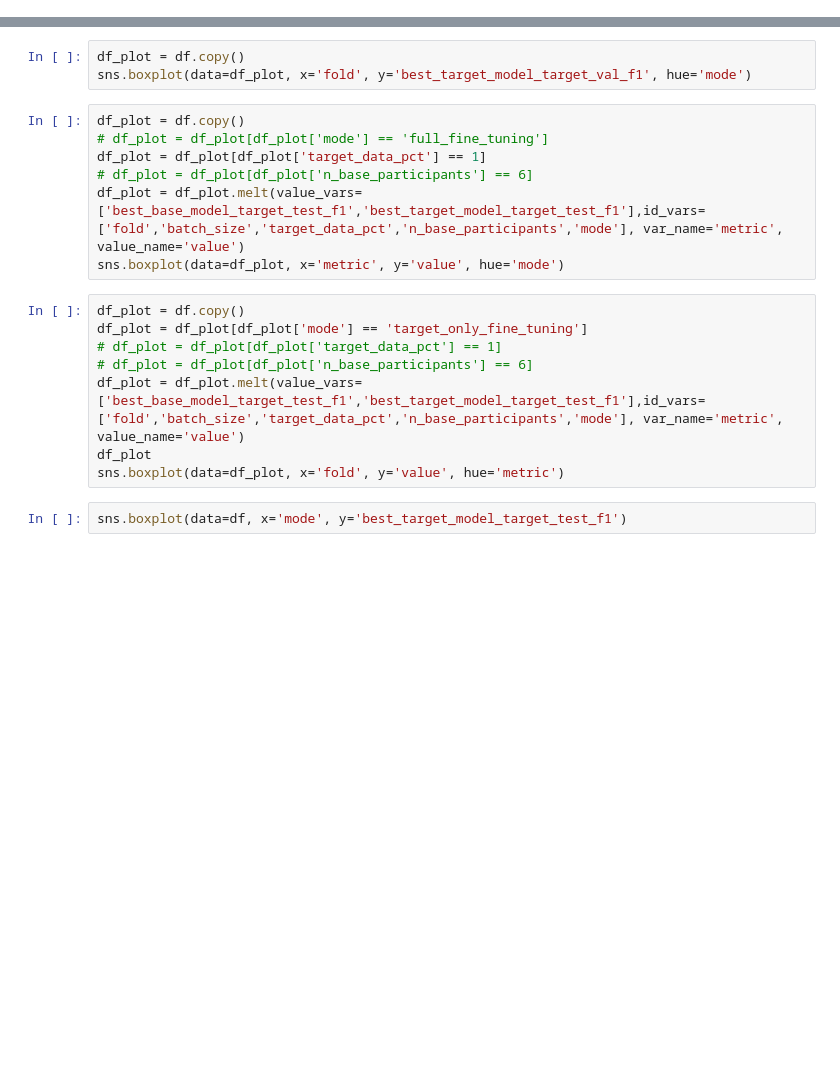
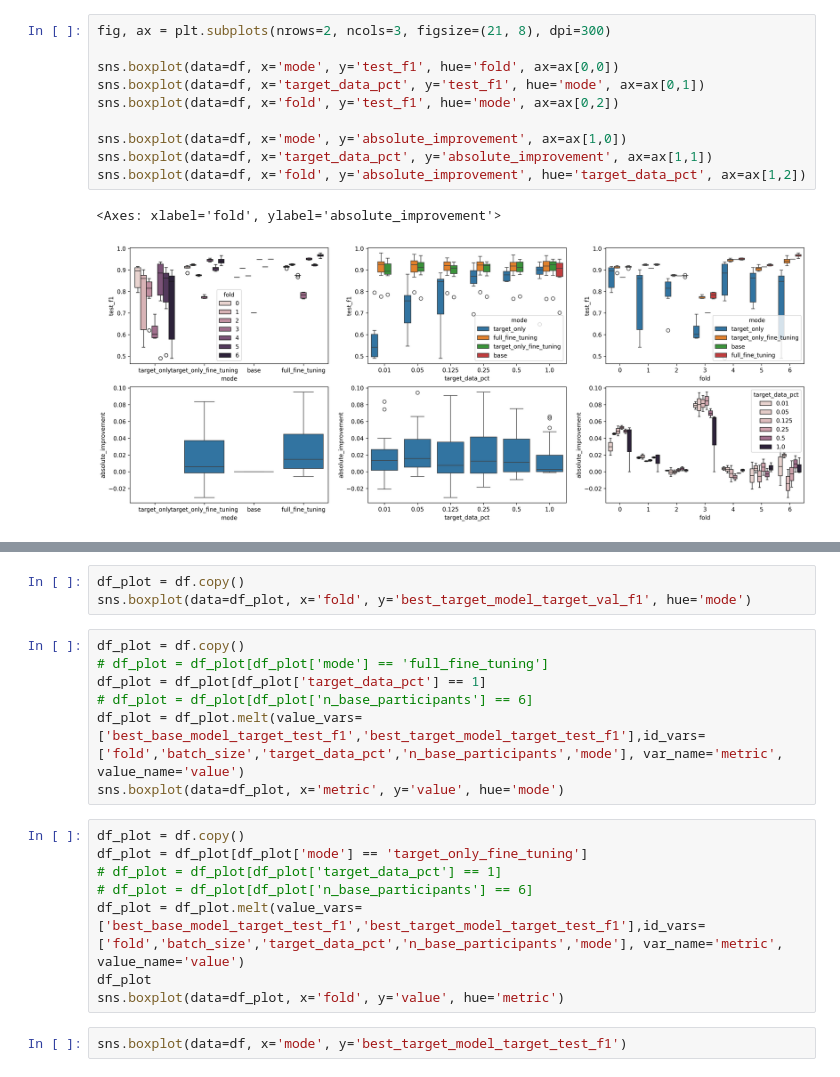
Before and after one commit to smithandrewk/ml-customization, a Jupyter notebook: eval_two_stage.ipynb, the cells around one changed output, grey strips where cells are left out. Drawn from its saved outputs; the diff is of its cells as text; blank space fills up the shorter version.

```diff
--- a/eval_two_stage.ipynb
+++ b/eval_two_stage.ipynb
@@ -87,3 +99,16 @@ sns.boxplot(data=df, x='fold', y='absolute_improvement', ax=ax[1,2])
+# %%
+fig, ax = plt.subplots(nrows=2, ncols=3, figsize=(21, 8), dpi=300)
+
+sns.boxplot(data=df, x='mode', y='test_f1', hue='fold', ax=ax[0,0])
+sns.boxplot(data=df, x='target_data_pct', y='test_f1', hue='mode', ax=ax[0,1])
+sns.boxplot(data=df, x='fold', y='test_f1', hue='mode', ax=ax[0,2])
+
+sns.boxplot(data=df, x='mode', y='absolute_improvement', ax=ax[1,0])
+sns.boxplot(data=df, x='target_data_pct', y='absolute_improvement', ax=ax[1,1])
+sns.boxplot(data=df, x='fold', y='absolute_improvement', hue='target_data_pct', ax=ax[1,2])
+# %% [output]
+<Axes: xlabel='fold', ylabel='absolute_improvement'>
+[figure, added]
 # %%
 def get_base_test_f1(row):
     if row['mode'] == 'base':
```
Also changed, not shown: parts of 11 cells of this notebook, 6 other files.
